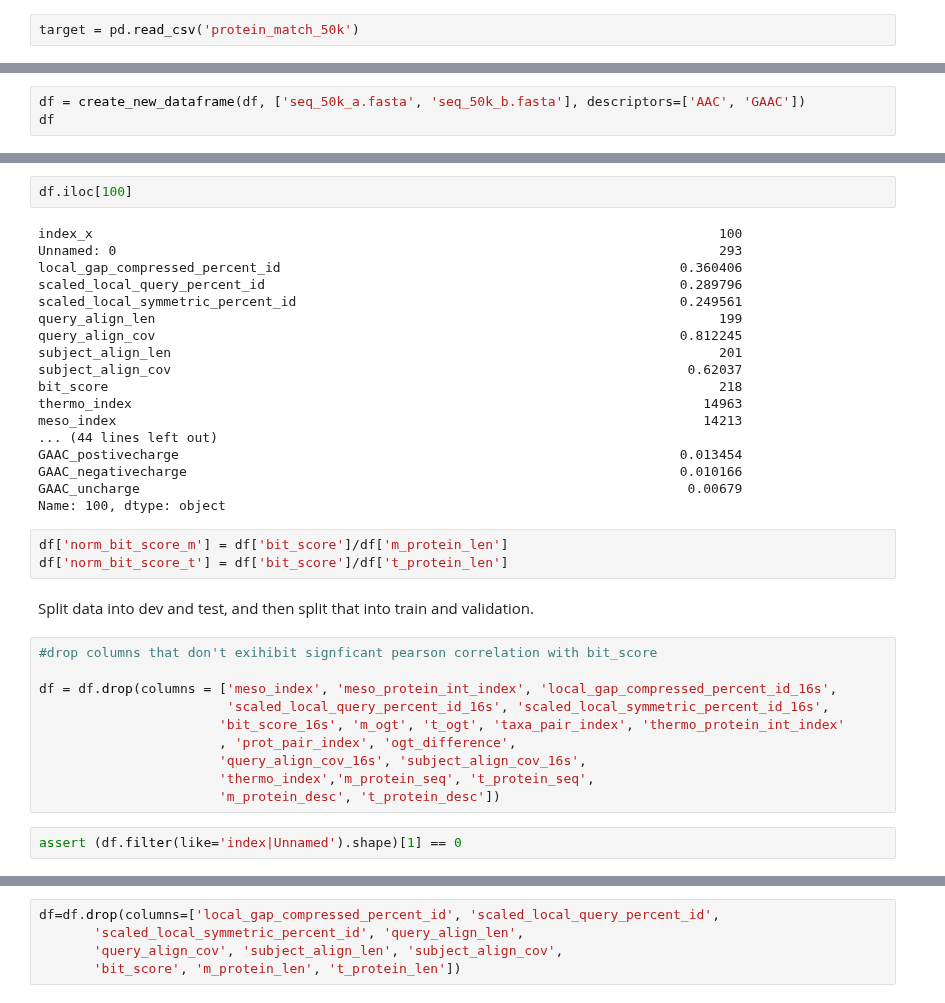
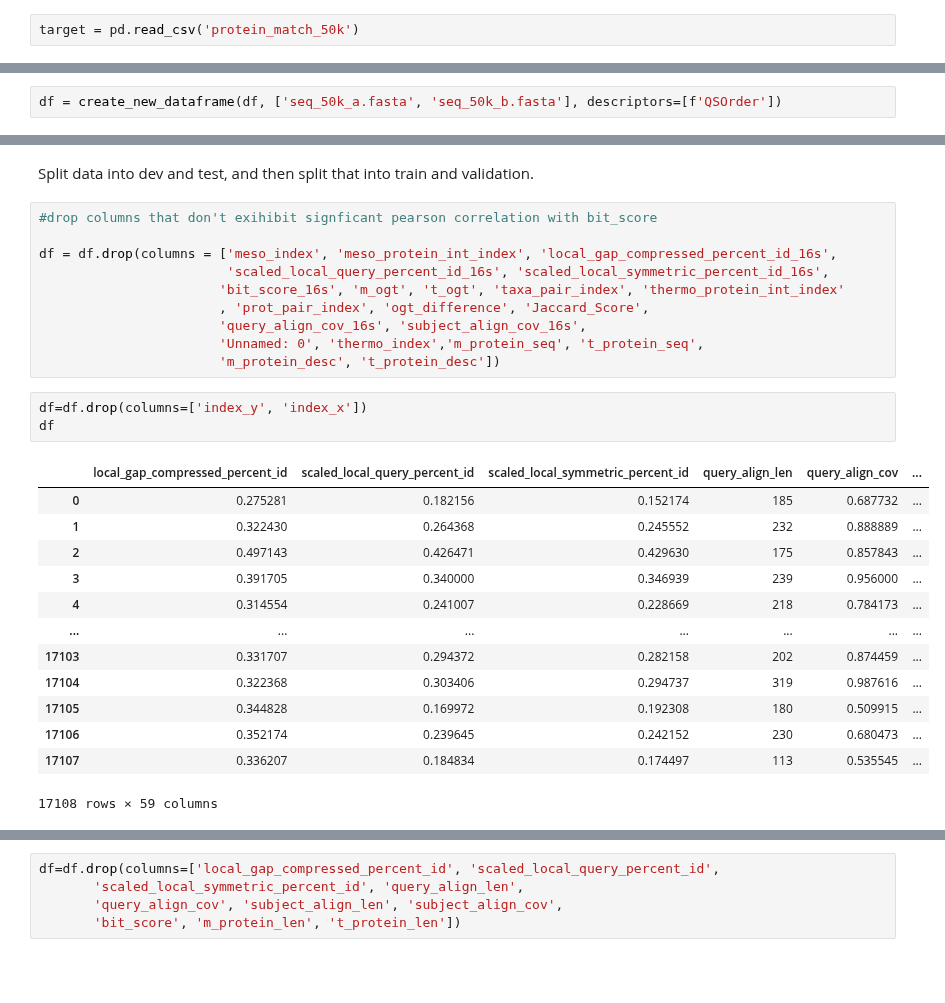
Before and after one commit to learn2therm/PairProphet, a Jupyter notebook: notebooks/iFeature_feature_selection.ipynb, the cells around one changed output, grey strips where cells are left out. Cells and saved outputs as stored; diff of their text form; blank space fills up the shorter version.

```diff
--- a/notebooks/iFeature_feature_selection.ipynb
+++ b/notebooks/iFeature_feature_selection.ipynb
@@ -331,6 +296,5 @@ feature_list = ['AAC', 'GAAC', 'DistancePair',
 # %%
-df = create_new_dataframe(df, ['seq_50k_a.fasta', 'seq_50k_b.fasta'], descriptors=['AAC', 'GAAC'])
-df
+df = create_new_dataframe(df, ['seq_50k_a.fasta', 'seq_50k_b.fasta'], descriptors=[f'QSOrder'])
 # %% [output]
 File imported successfully.
 File imported successfully.
@@ -390,26 +301,3 @@ Name: 20, dtype: object
-# %%
-df.iloc[100]
-# %% [output]
-index_x                                                                                100
-Unnamed: 0                                                                             293
-local_gap_compressed_percent_id                                                   0.360406
-scaled_local_query_percent_id                                                     0.289796
-scaled_local_symmetric_percent_id                                                 0.249561
-query_align_len                                                                        199
-query_align_cov                                                                   0.812245
-subject_align_len                                                                      201
-subject_align_cov                                                                  0.62037
-bit_score                                                                              218
-thermo_index                                                                         14963
-meso_index                                                                           14213
-... (44 lines left out)
-GAAC_postivecharge                                                                0.013454
-GAAC_negativecharge                                                               0.010166
-GAAC_uncharge                                                                      0.00679
-Name: 100, dtype: object
-# %%
-df['norm_bit_score_m'] = df['bit_score']/df['m_protein_len']
-df['norm_bit_score_t'] = df['bit_score']/df['t_protein_len']
 # %% [markdown]
 Split data into dev and test, and then split that into train and validation.
 # %%
@@ -418,10 +306,25 @@ Split data into dev and test, and then split that into train and validation.
 df = df.drop(columns = ['meso_index', 'meso_protein_int_index', 'local_gap_compressed_percent_id_16s',
                         'scaled_local_query_percent_id_16s', 'scaled_local_symmetric_percent_id_16s',
                        'bit_score_16s', 'm_ogt', 't_ogt', 'taxa_pair_index', 'thermo_protein_int_index'
-                       , 'prot_pair_index', 'ogt_difference',
+                       , 'prot_pair_index', 'ogt_difference', 'Jaccard_Score',
                        'query_align_cov_16s', 'subject_align_cov_16s',
-                       'thermo_index','m_protein_seq', 't_protein_seq',
+                       'Unnamed: 0', 'thermo_index','m_protein_seq', 't_protein_seq',
                        'm_protein_desc', 't_protein_desc'])
 # %%
-assert (df.filter(like='index|Unnamed').shape)[1] == 0
+df=df.drop(columns=['index_y', 'index_x'])
+df
+# %% [output]
+|  | local_gap_compressed_percent_id | scaled_local_query_percent_id | scaled_local_symmetric_percent_id | query_align_len | query_align_cov | ... |
+| 0 | 0.275281 | 0.182156 | 0.152174 | 185 | 0.687732 | ... |
+| 1 | 0.322430 | 0.264368 | 0.245552 | 232 | 0.888889 | ... |
+| 2 | 0.497143 | 0.426471 | 0.429630 | 175 | 0.857843 | ... |
+| 3 | 0.391705 | 0.340000 | 0.346939 | 239 | 0.956000 | ... |
+| 4 | 0.314554 | 0.241007 | 0.228669 | 218 | 0.784173 | ... |
+| ... | ... | ... | ... | ... | ... | ... |
+| 17103 | 0.331707 | 0.294372 | 0.282158 | 202 | 0.874459 | ... |
+| 17104 | 0.322368 | 0.303406 | 0.294737 | 319 | 0.987616 | ... |
+| 17105 | 0.344828 | 0.169972 | 0.192308 | 180 | 0.509915 | ... |
+| 17106 | 0.352174 | 0.239645 | 0.242152 | 230 | 0.680473 | ... |
+| 17107 | 0.336207 | 0.184834 | 0.174497 | 113 | 0.535545 | ... |
+17108 rows × 59 columns
 # %%
```
Also changed, not shown: parts of 31 cells of this notebook, 1 other file.
